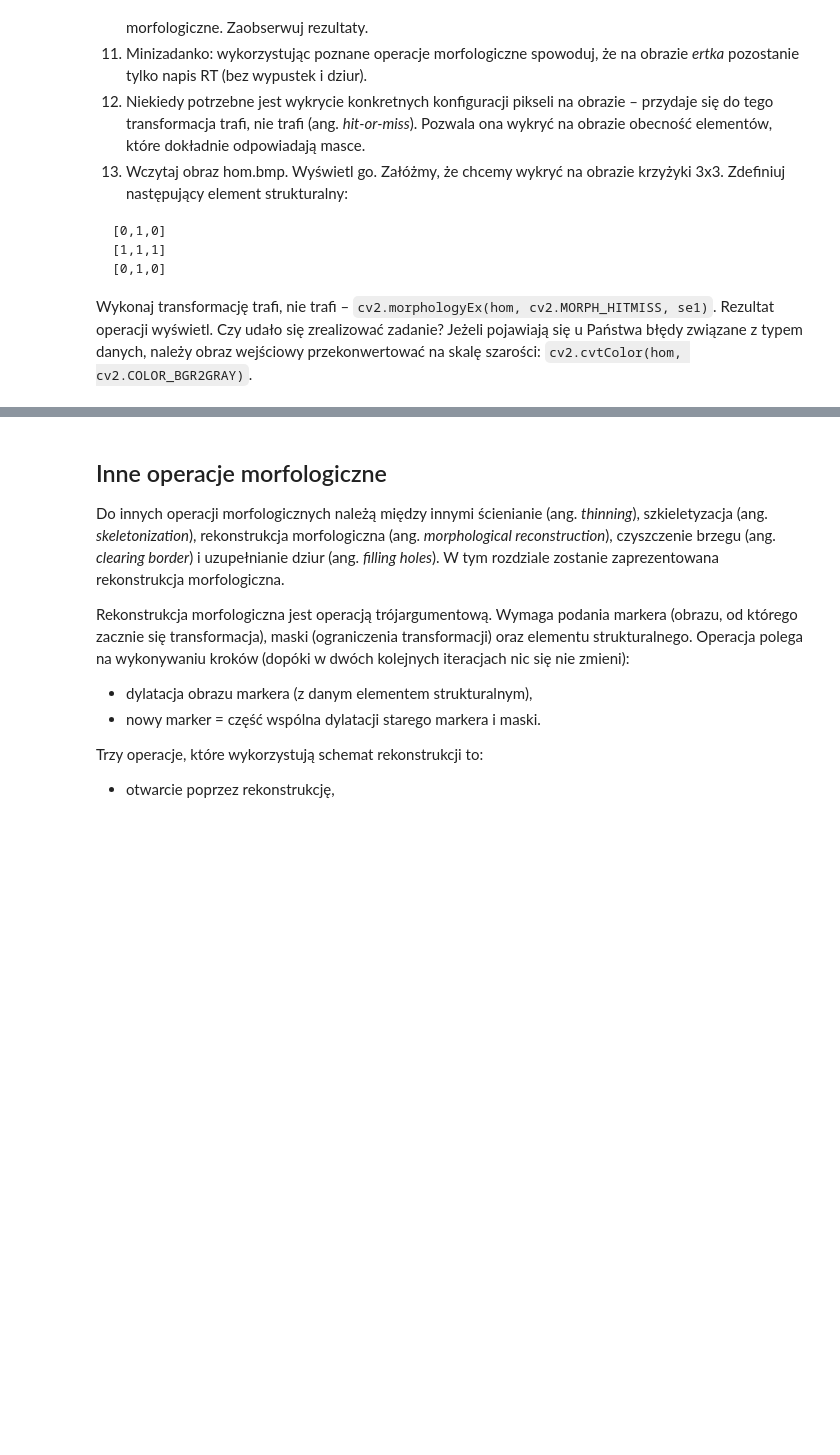
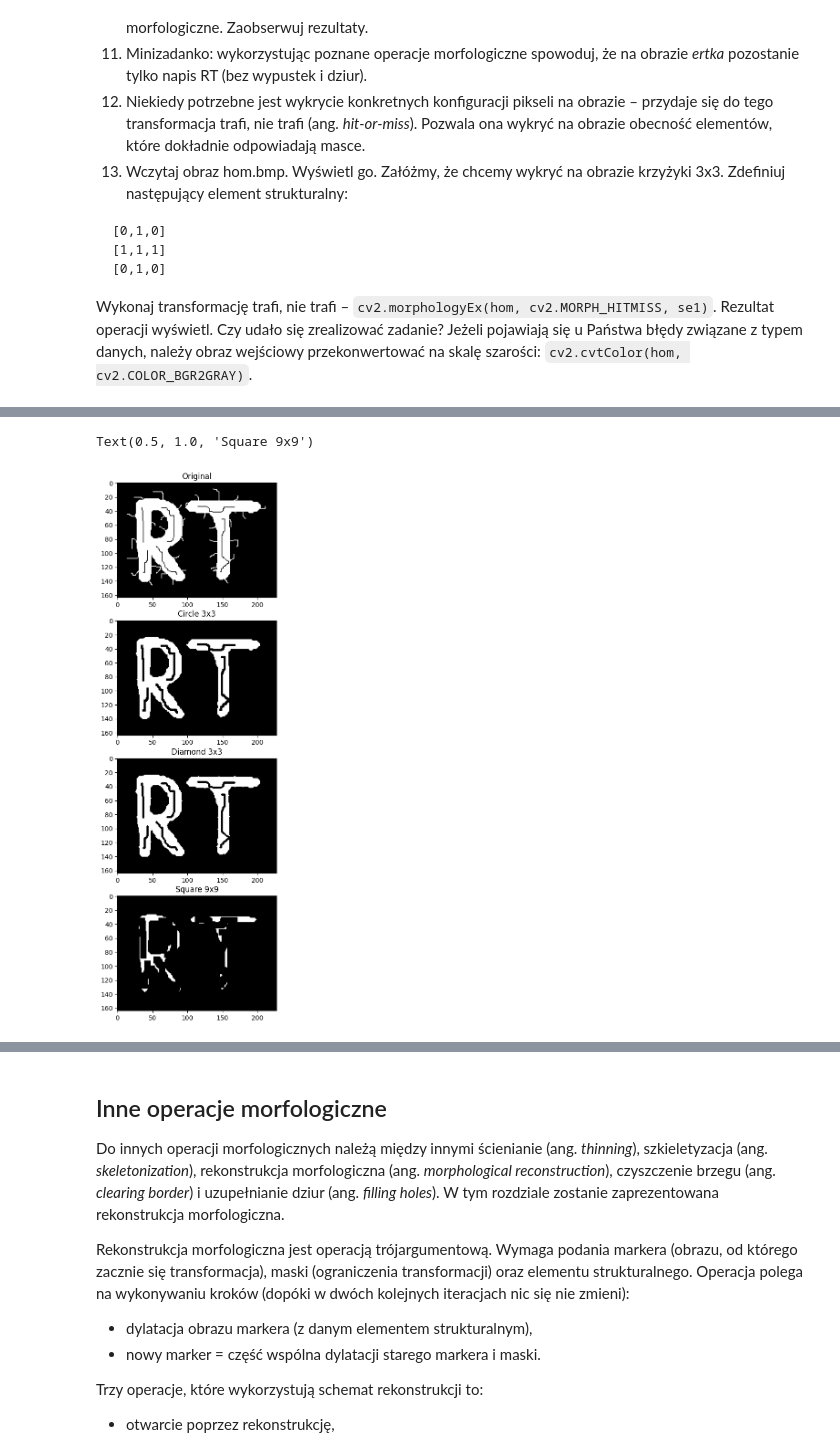
Before and after one commit to YgLK/computer_vision, a Jupyter notebook: lab10/10_morphology.ipynb, the cells around one changed output, grey strips where cells are left out. Saved outputs shown, nothing was run; the diff lists cells and outputs as text; code cells hidden in the pictures; blank space fills up the shorter version.

```diff
--- a/lab10/10_morphology.ipynb
+++ b/lab10/10_morphology.ipynb
@@ -87,0 +101,26 @@ for fileName in fileNames:
+# %%
+# 4
+srtuc_el_circle = np.array([[1,1,1],
+                           [1,0,1],
+                           [1,1,1]], 'uint8')
+
+srtuc_el_diamond = np.array([[0,1,0],
+                           [1,1,1],
+                           [0,1,0]], 'uint8')
+
+ertka_erode_circle = cv2.erode(ertka, srtuc_el_circle)
+ertka_erode_diamond = cv2.erode(ertka, srtuc_el_diamond)
+ertka_erode_square_big = cv2.erode(ertka, cv2.getStructuringElement(cv2.MORPH_RECT, (9,9)))
+
+fig, axs = plt.subplots(4, figsize=(15,15))
+axs[0].imshow(ertka)
+axs[0].set_title("Original")
+axs[1].imshow(erode_circle)
+axs[1].set_title("Circle 3x3")
+axs[2].imshow(erode_diamond)
+axs[2].set_title("Diamond 3x3")
+axs[3].imshow(ertka_erode_square_big)
+axs[3].set_title("Square 9x9")
+# %% [output]
+Text(0.5, 1.0, 'Square 9x9')
+[figure, added]
```
Also changed, not shown: parts of 23 cells of this notebook, 26 other files.
